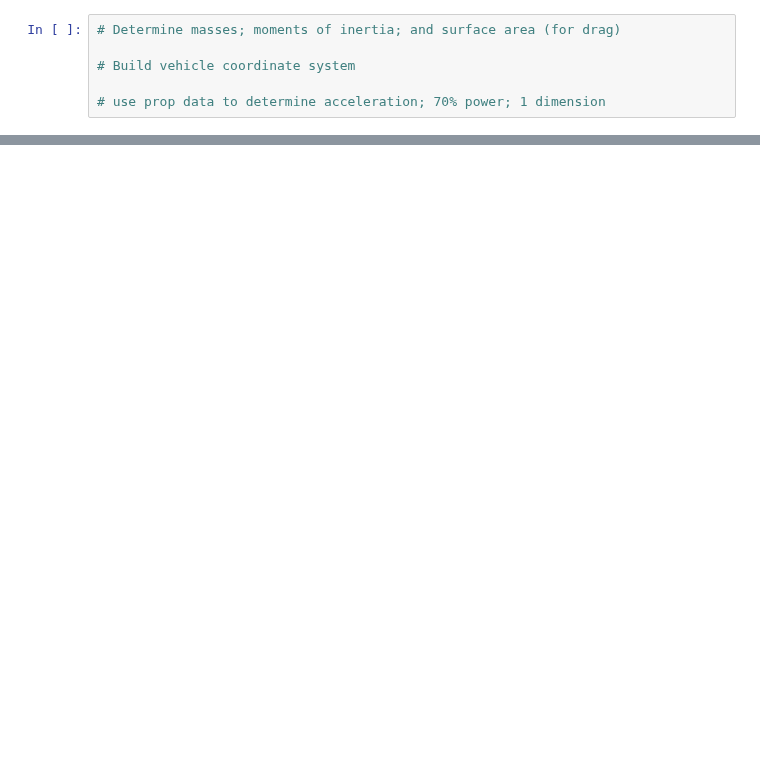
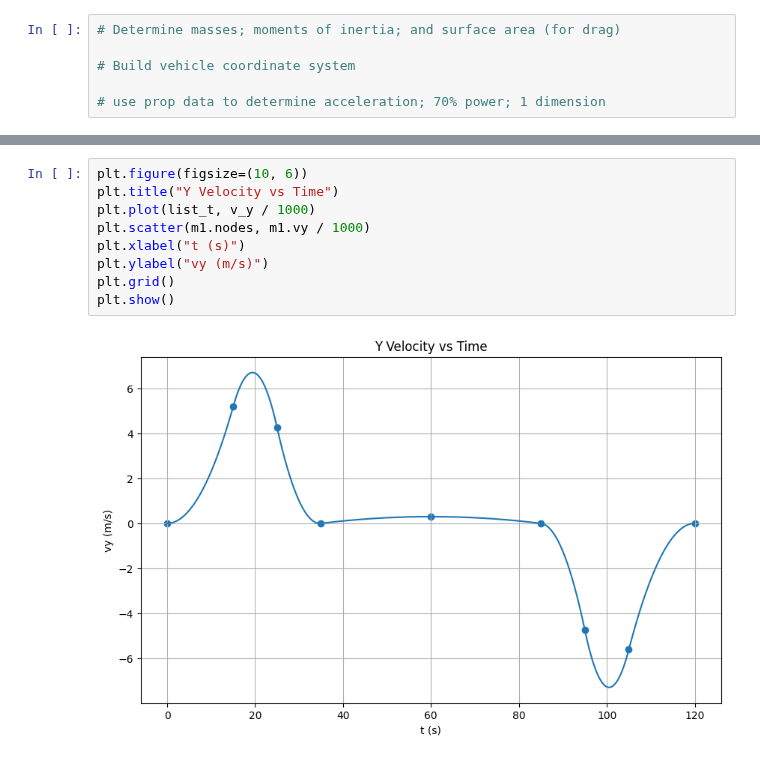
Before and after one commit to NathanielHargan/UAV_Optimization, a Jupyter notebook: PlotProfiles.ipynb, the cells around one changed output, grey strips where cells are left out. Drawn from its saved outputs; the diff is of its cells as text; blank space fills up the shorter version.

```diff
--- a/PlotProfiles.ipynb
+++ b/PlotProfiles.ipynb
@@ -160,0 +194,11 @@ axs[2,2].grid()
+# %%
+plt.figure(figsize=(10, 6))
+plt.title("Y Velocity vs Time")
+plt.plot(list_t, v_y / 1000)
+plt.scatter(m1.nodes, m1.vy / 1000)
+plt.xlabel("t (s)")
+plt.ylabel("vy (m/s)")
+plt.grid()
+plt.show()
+# %% [output]
+[figure, added]
```
Also changed, not shown: parts of 7 cells of this notebook, 24 other files.
